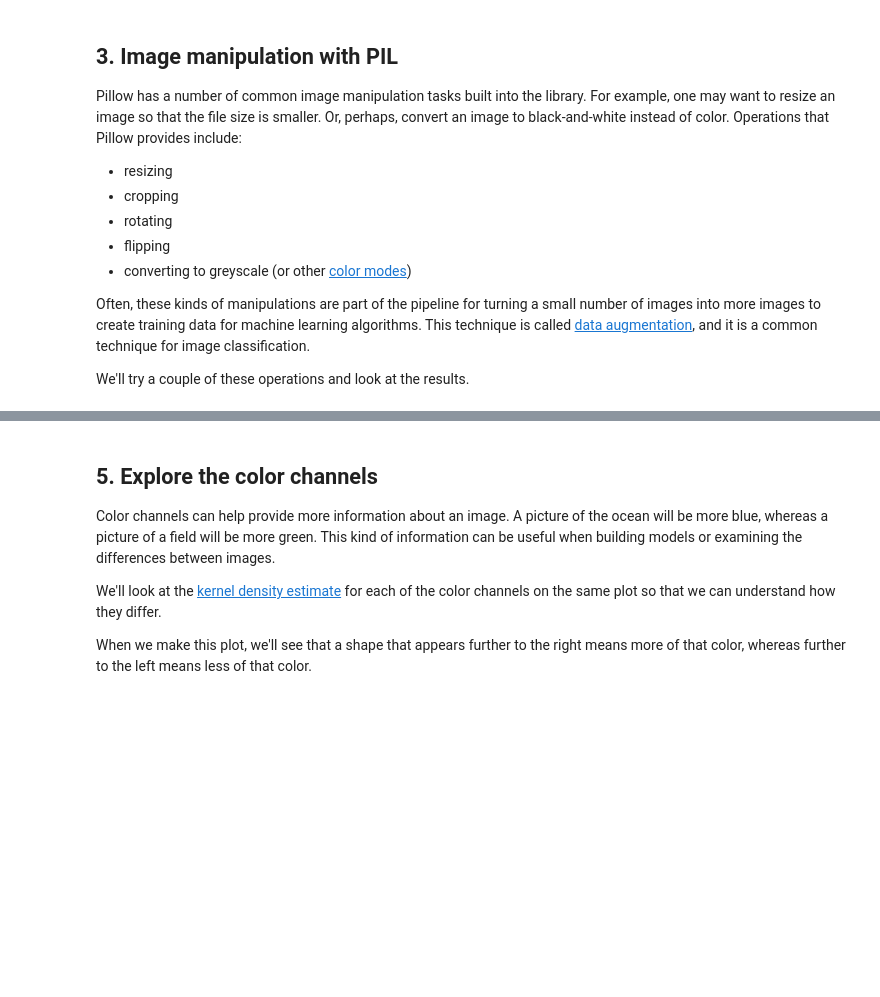
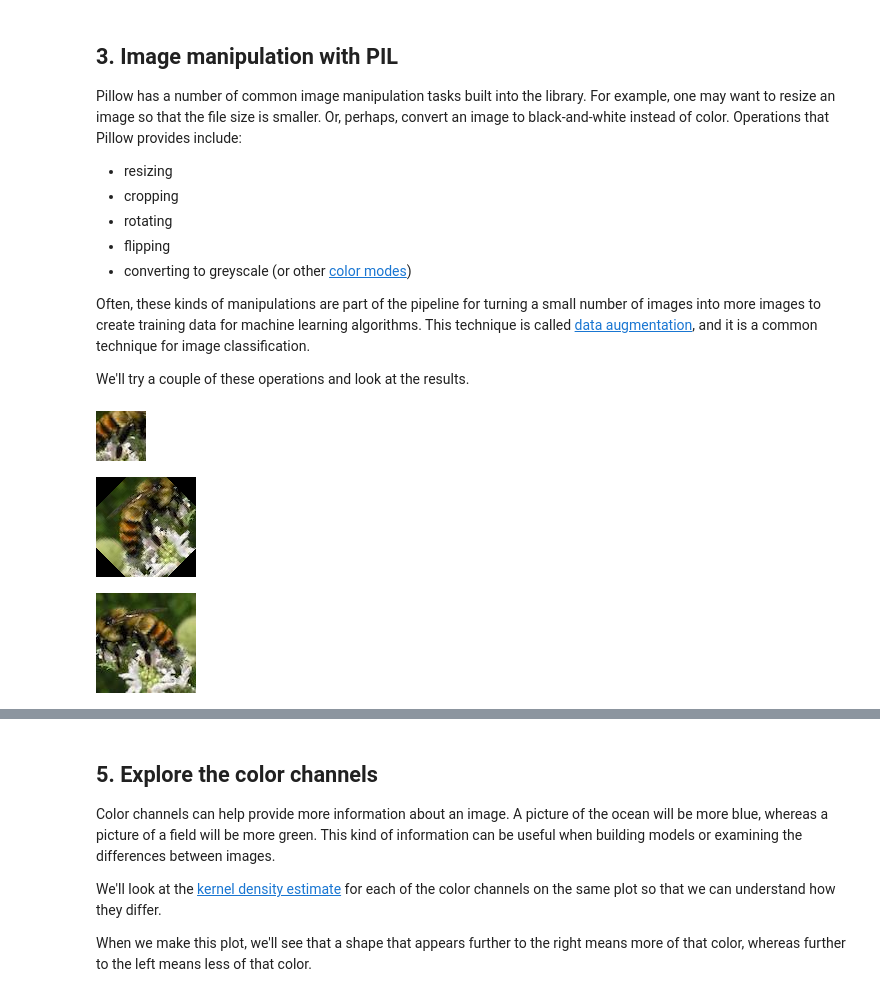
Before and after one commit to fbremer/datacamp_bees, a Jupyter notebook: Bees1 - Image Loading and Processing/notebook.ipynb, the cells around one changed output, grey strips where cells are left out. Saved outputs shown, nothing was run; the diff lists cells and outputs as text; code cells hidden in the pictures; blank space fills up the shorter version.

```diff
--- a/Bees1 - Image Loading and Processing/notebook.ipynb
+++ b/Bees1 - Image Loading and Processing/notebook.ipynb
@@ -58,16 +65,20 @@ img
 <p>We'll try a couple of these operations and look at the results.</p>
 # %%
 # Crop the image to 25, 25, 75, 75
-img_cropped = ...
+img_cropped = img.crop(box=(25, 25, 75, 75))
 display(img_cropped)
 
 # rotate the image by 45 degrees
-img_rotated = ...
+img_rotated = img.rotate(angle=45)
 display(img_rotated)
 
 # flip the image left to right
-img_flipped = ...
+img_flipped = img.transpose(method=Image.FLIP_LEFT_RIGHT)
 display(img_flipped)
+# %% [output]
+[figure, added]
+[figure, added]
+[figure, added]
 # %% [markdown]
 ## 4. Images as arrays of data
 <p>What is an image? So far, PIL has handled loading images and displaying them. However, if we're going to use images as data, we need to understand what that data looks like.</p>
```
Also changed, not shown: parts of 9 cells of this notebook, 5 other files.
